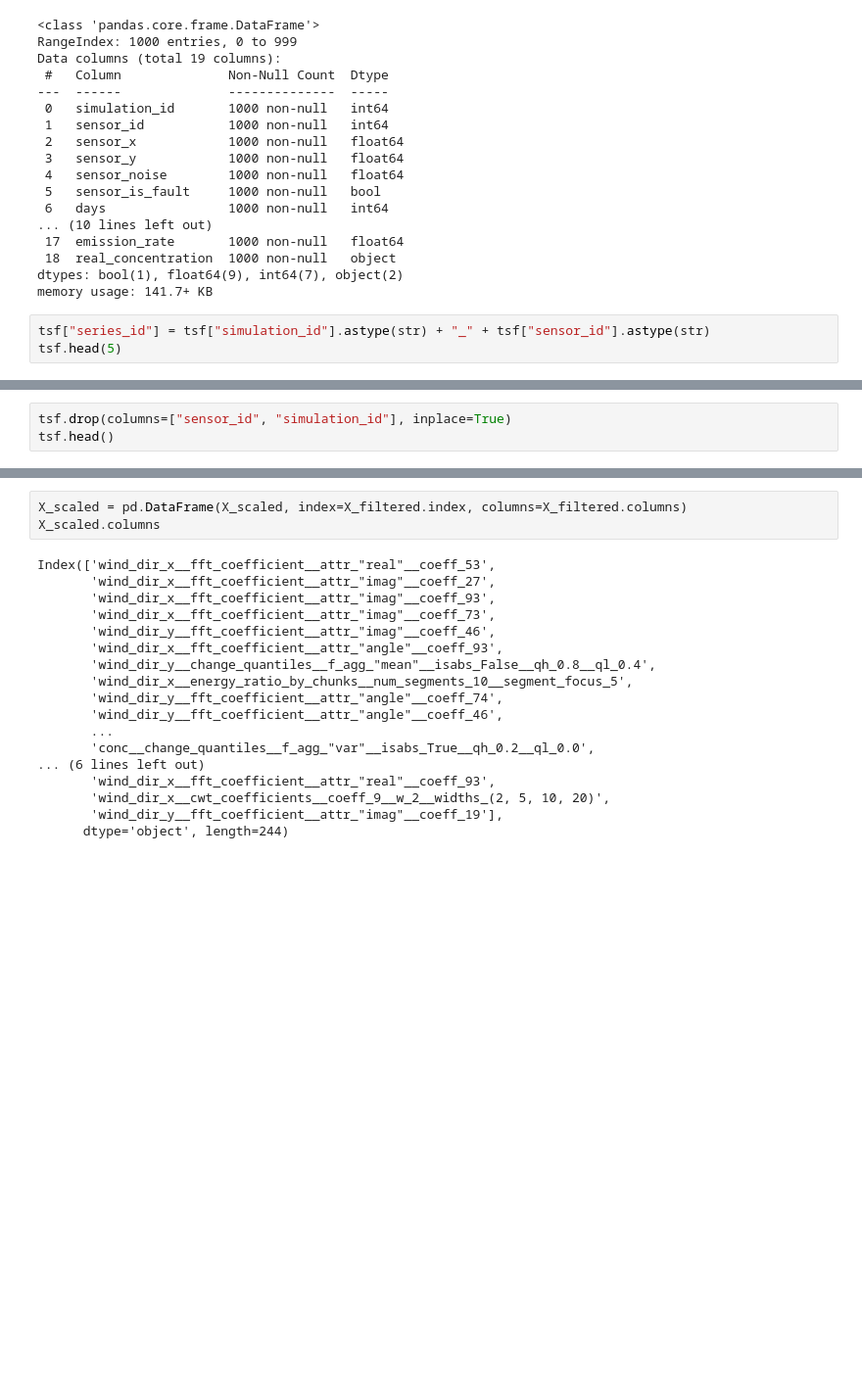
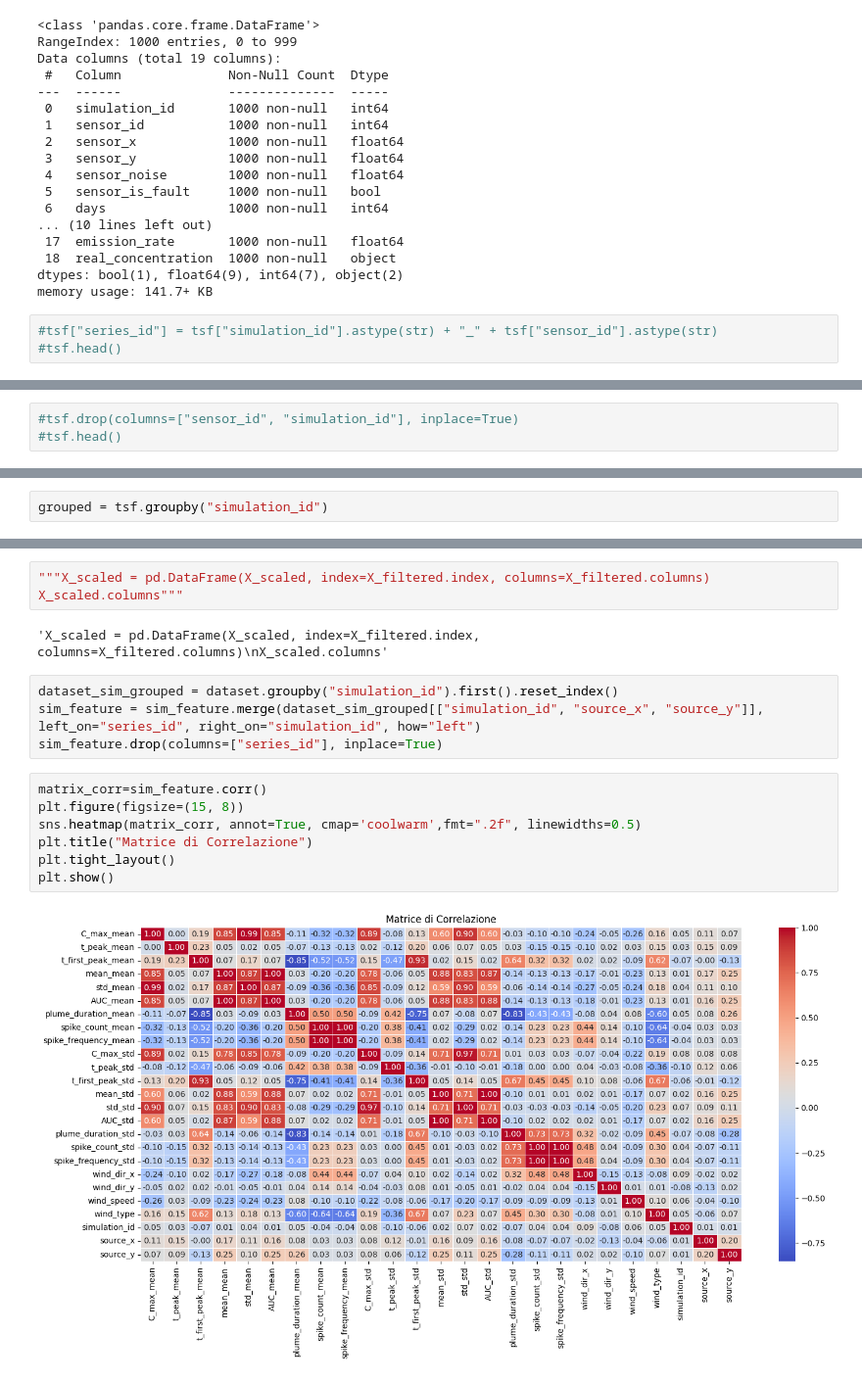
Before and after one commit to minicla03/PENTION, a Jupyter notebook: EmissionSouceLocalization/emission_source.ipynb, the cells around one changed output, grey strips where cells are left out. Shown at 98% size. Saved outputs shown, nothing was run; the diff lists cells and outputs as text; blank space fills up the shorter version.

```diff
--- a/EmissionSouceLocalization/emission_source.ipynb
+++ b/EmissionSouceLocalization/emission_source.ipynb
@@ -218,5 +218,5 @@ Data columns (total 19 columns):
 dtypes: bool(1), float64(9), int64(7), object(2)
 memory usage: 141.7+ KB
 # %%
-tsf["series_id"] = tsf["simulation_id"].astype(str) + "_" + tsf["sensor_id"].astype(str)
-tsf.head(5)
+#tsf["series_id"] = tsf["simulation_id"].astype(str) + "_" + tsf["sensor_id"].astype(str)
+#tsf.head()
@@ -230,3 +223,3 @@ tsf.head(5)
 # %%
-tsf.drop(columns=["sensor_id", "simulation_id"], inplace=True)
-tsf.head()
+#tsf.drop(columns=["sensor_id", "simulation_id"], inplace=True)
+#tsf.head()
@@ -239,0 +226,2 @@ tsf.head()
+# %%
+grouped = tsf.groupby("simulation_id")
@@ -308,21 +434,18 @@ print(f"[INFO] Dati finali scalati: {X_scaled.shape}")
 # %%
-X_scaled = pd.DataFrame(X_scaled, index=X_filtered.index, columns=X_filtered.columns)
-X_scaled.columns
+"""X_scaled = pd.DataFrame(X_scaled, index=X_filtered.index, columns=X_filtered.columns)
+X_scaled.columns"""
 # %% [output]
-Index(['wind_dir_x__fft_coefficient__attr_"real"__coeff_53',
-       'wind_dir_x__fft_coefficient__attr_"imag"__coeff_27',
-       'wind_dir_x__fft_coefficient__attr_"imag"__coeff_93',
-       'wind_dir_x__fft_coefficient__attr_"imag"__coeff_73',
-       'wind_dir_y__fft_coefficient__attr_"imag"__coeff_46',
-       'wind_dir_x__fft_coefficient__attr_"angle"__coeff_93',
-       'wind_dir_y__change_quantiles__f_agg_"mean"__isabs_False__qh_0.8__ql_0.4',
-       'wind_dir_x__energy_ratio_by_chunks__num_segments_10__segment_focus_5',
-       'wind_dir_y__fft_coefficient__attr_"angle"__coeff_74',
-       'wind_dir_y__fft_coefficient__attr_"angle"__coeff_46',
-       ...
-       'conc__change_quantiles__f_agg_"var"__isabs_True__qh_0.2__ql_0.0',
-... (6 lines left out)
-       'wind_dir_x__fft_coefficient__attr_"real"__coeff_93',
-       'wind_dir_x__cwt_coefficients__coeff_9__w_2__widths_(2, 5, 10, 20)',
-       'wind_dir_y__fft_coefficient__attr_"imag"__coeff_19'],
-      dtype='object', length=244)
+'X_scaled = pd.DataFrame(X_scaled, index=X_filtered.index, columns=X_filtered.columns)\nX_scaled.columns'
+# %%
+dataset_sim_grouped = dataset.groupby("simulation_id").first().reset_index()
+sim_feature = sim_feature.merge(dataset_sim_grouped[["simulation_id", "source_x", "source_y"]], left_on="series_id", right_on="simulation_id", how="left")
+sim_feature.drop(columns=["series_id"], inplace=True)
+# %%
+matrix_corr=sim_feature.corr()
+plt.figure(figsize=(15, 8))
+sns.heatmap(matrix_corr, annot=True, cmap='coolwarm',fmt=".2f", linewidths=0.5)
+plt.title("Matrice di Correlazione")
+plt.tight_layout()
+plt.show()
+# %% [output]
+[figure, added]
```
Also changed, not shown: parts of 15 cells of this notebook, 2 other files.
